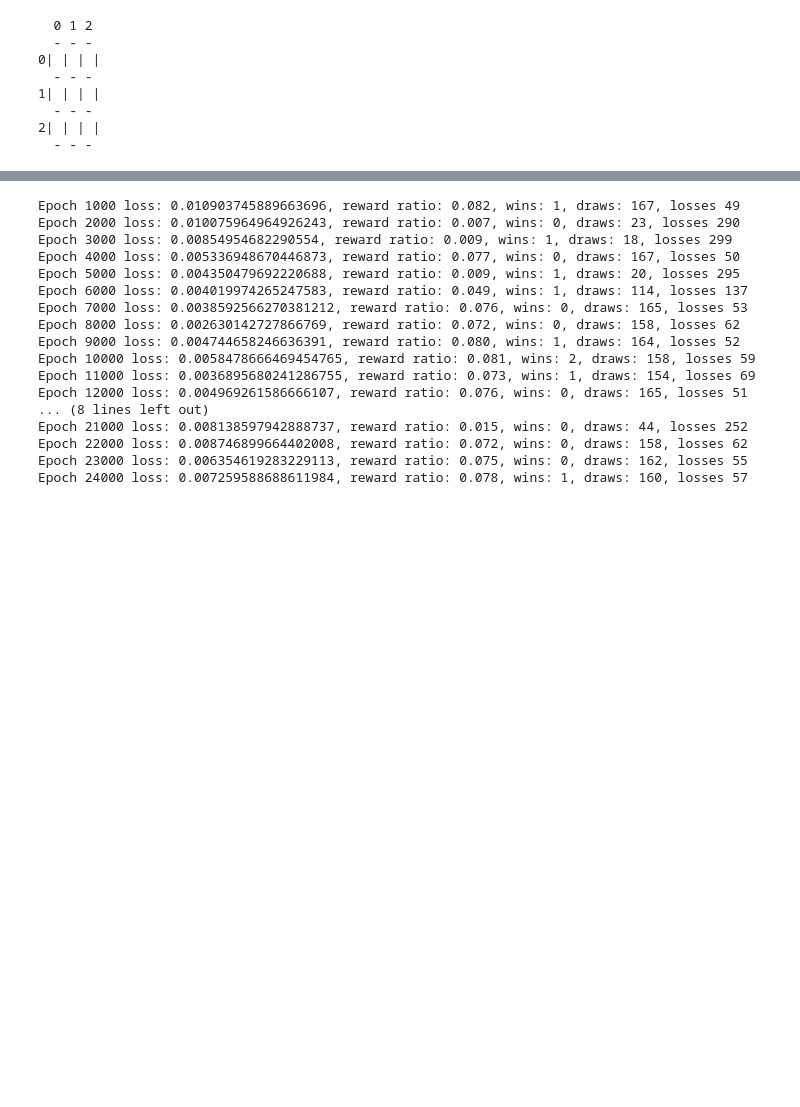
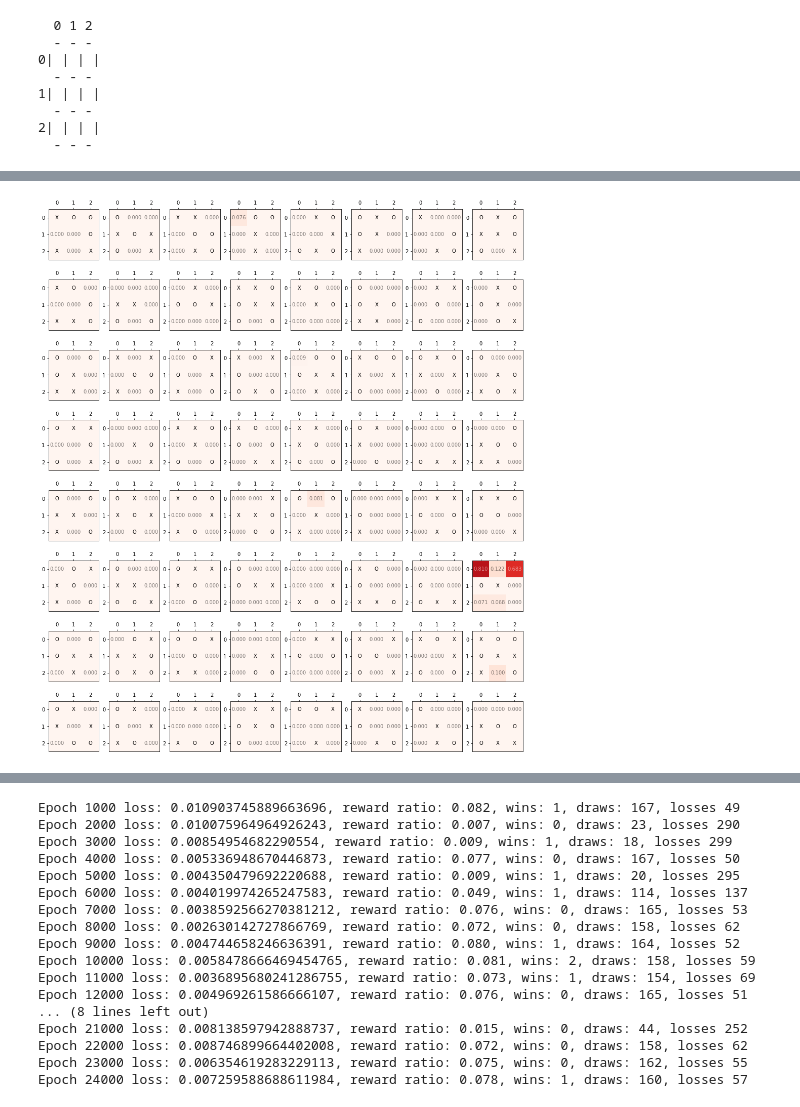
Before and after one commit to AntonP999/Neural_Networks_misc, a Jupyter notebook: TicTacToe.ipynb, the cells around one changed output, grey strips where cells are left out. Cells and saved outputs as stored; diff of their text form; code cells hidden in the pictures; blank space fills up the shorter version.

```diff
--- a/TicTacToe.ipynb
+++ b/TicTacToe.ipynb
@@ -393,0 +394,28 @@ Results 9549 151 300 96.95400548279014%
+# %%
+def plot_qs(qt, num=(2,2), p=None):
+    positions_to_plot = np.random.choice(np.arange(qt.positions.shape[0]), size=num, replace=False, p=p)
+    fig, ax = plt.subplots(*num, figsize=(num[1]*2.1,num[0]*2.5))
+    ticks = np.arange(3)
+    for a0, a1 in itertools.product(range(num[0]), range(num[1])):
+        pos = qt.positions[positions_to_plot[a0, a1]]
+        qs = qt.get_Qs(pos).reshape(3, 3)
+        ax[a0][a1].imshow(qs, interpolation="nearest", cmap="Reds", vmin=0, vmax=1)
+        ax[a0][a1].set_xticks(ticks)
+        ax[a0][a1].xaxis.tick_top()
+        ax[a0][a1].set_yticks(ticks)
+        for i, j in itertools.product(range(3), range(3)):
+            if pos[i,j] == 0:
+                ax[a0][a1].text(j, i, "{:.3f}".format(qs[i, j]),
+                         horizontalalignment = "center",
+                         verticalalignment = "center",
+                         color = "white" if qs[i, j] > 0.5 else "black", alpha=0.5)
+            else:
+                ax[a0][a1].text(j, i, "X" if pos[i,j]==1 else "O",
+                         horizontalalignment = "center",
+                         verticalalignment = "center",
+                         color = "white" if qs[i, j] > 0.5 else "black")
+# %%
+# Визуализация Q значений по позициям
+plot_qs(qt, num=(8,8))
+# %% [output]
+[figure, added]
```
Also changed, not shown: parts of 4 cells of this notebook.
